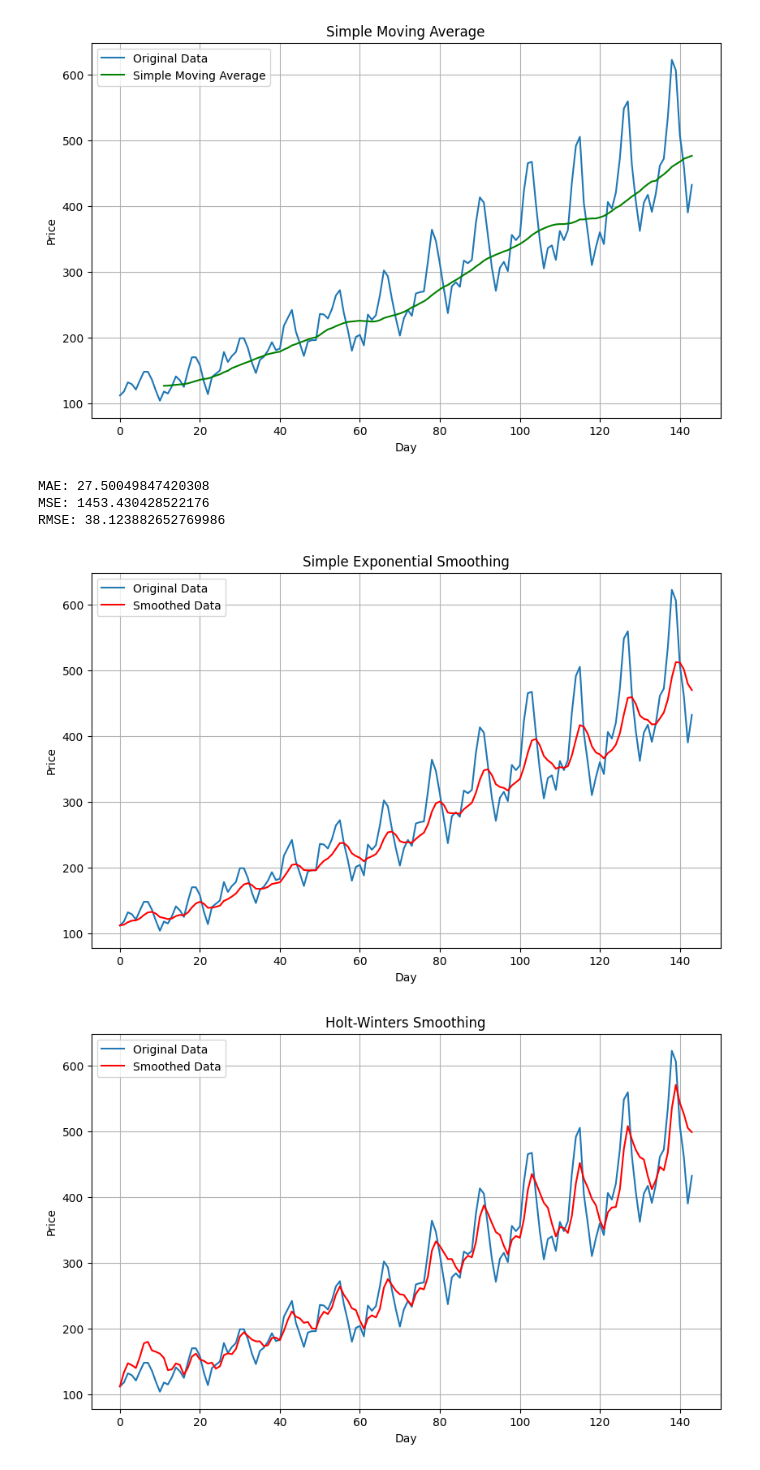
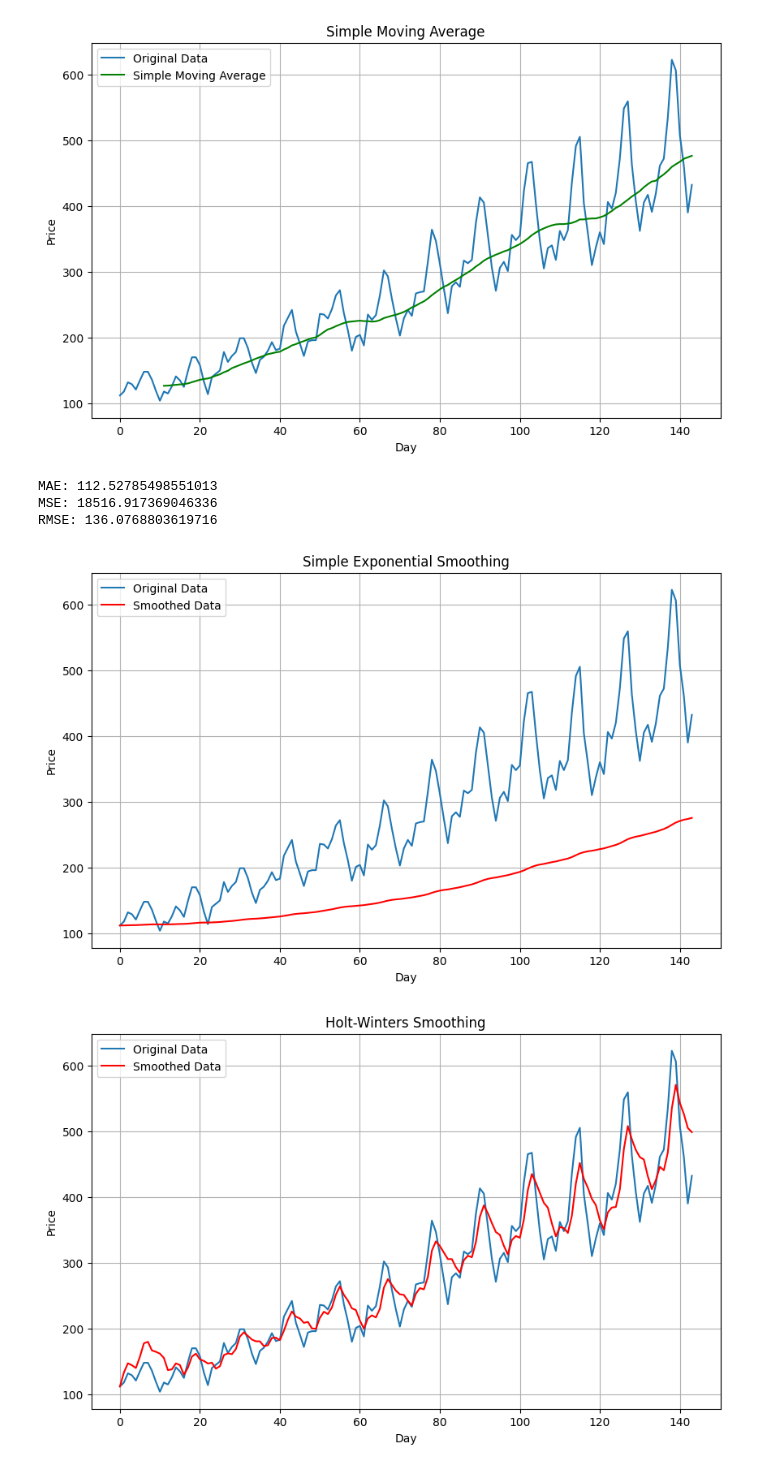
Before and after one commit to 1BM21AI091/TFM, a Jupyter notebook: LAB 2/03-04-2024.ipynb, the cells around one changed output. Saved outputs shown, nothing was run; the diff lists cells and outputs as text; code cells hidden in the pictures.

```diff
--- a/LAB 2/03-04-2024.ipynb
+++ b/LAB 2/03-04-2024.ipynb
@@ -49,7 +49,6 @@ df
 def simple_moving_average(data, window_size):
 
     moving_averages = []
-
     for i in range(len(data) - window_size + 1):
         window = data[i:i+window_size]
         average = sum(window) / window_size
@@ -57,17 +56,14 @@ def simple_moving_average(data, window_size):
 
     return moving_averages
 
-
-input_file ='airline-passengers - airline-passengers.csv'
+input_file ='airline-passengers.csv'
 window_size = 12
 
 data = pd.read_csv(input_file)
+sma_values = simple_moving_average(data['B'], window_size)
 
-
-sma_values = simple_moving_average(data['pass'], window_size)
-
-mae = mean_absolute_error(data['pass'][window_size-1:], sma_values)
-mse = mean_squared_error(data['pass'][window_size-1:], sma_values)
+mae = mean_absolute_error(data['B'][window_size-1:], sma_values)
+mse = mean_squared_error(data['B'][window_size-1:], sma_values)
 rmse = np.sqrt(mse)
 
 print("MAE:", mae)
@@ -91,48 +86,43 @@ plt.show()
 # %% [output]
 [figure]
 # %%
-
 def simple_exponential_smoothing(data, alpha):
 
     smoothed_values = [data[0]]
-
     for i in range(1, len(data)):
         smoothed_value = alpha * data[i] + (1 - alpha) * smoothed_values[-1]
         smoothed_values.append(smoothed_value)
-
     return smoothed_values
 
 
-input_file = "airline-passengers - airline-passengers.csv"
-alpha = 0.2
-
+input_file = "airline-passengers.csv"
+alpha = 0.01
 data = pd.read_csv(input_file)
 
+smoothed_values = simple_exponential_smoothing(data['B'], alpha)
 
-smoothed_values = simple_exponential_smoothing(data['pass'], alpha)
-
-mae = mean_absolute_error(data['pass'], smoothed_values)
-mse = mean_squared_error(data['pass'], smoothed_values)
+mae = mean_absolute_error(data['B'], smoothed_values)
+mse = mean_squared_error(data['B'], smoothed_values)
 rmse = np.sqrt(mse)
 
 print("MAE:", mae)
 print("MSE:", mse)
 print("RMSE:", rmse)
 
 plt.figure(figsize=(10, 6))
-plt.plot(data['pass'], label='Original Data')
+plt.plot(data['B'], label='Original Data')
 plt.plot(smoothed_values, label='Smoothed Data', color='red')
 plt.xlabel('Day')
 plt.ylabel('Price')
 plt.title('Simple Exponential Smoothing')
 plt.legend()
 plt.grid(True)
 plt.show()
 # %% [output]
-MAE: 27.50049847420308
-MSE: 1453.430428522176
-RMSE: 38.123882652769986
+MAE: 112.52785498551013
+MSE: 18516.917369046336
+RMSE: 136.0768803619716
-[figure, old version]
+[figure, new version]
 # %%
 def holt_winters_smoothing(series, alpha, beta, gamma, seasonal_periods):
 
```
Also changed, not shown: parts of 6 cells of this notebook, 2 other files.
